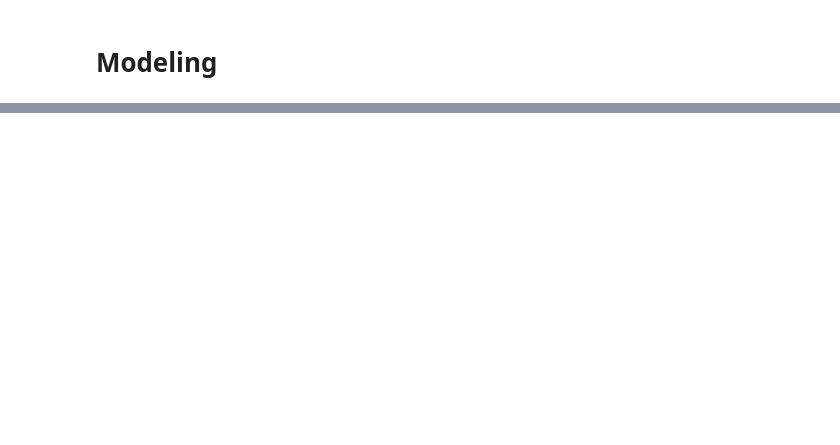
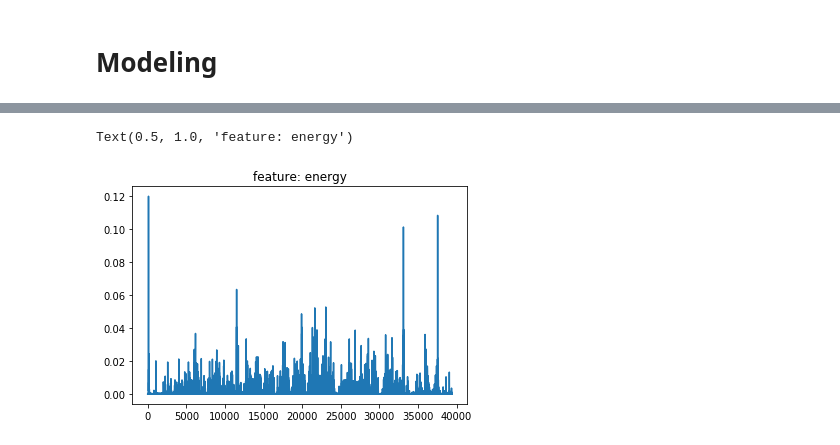
Before and after one commit to thyaravind/Depression_detection, a Jupyter notebook: Model.ipynb, the cells around one changed output, grey strips where cells are left out. Saved outputs shown, nothing was run; the diff lists cells and outputs as text; code cells hidden in the pictures; blank space fills up the shorter version.

```diff
--- a/Model.ipynb
+++ b/Model.ipynb
@@ -105,4 +222,4 @@ import matplotlib.pyplot as plt
 # %%
-with open('/content/drive/Shared drives/EPICS - Project/Model_Files/SpecMat.pkl','rb') as f:
-    Spec = pickle.load(f)
+with open('/content/drive/Shared drives/EPICS - Project/Model_Files/feature.pkl','rb') as f:
+    features = pickle.load(f)
 # %%
@@ -110,3 +249,7 @@ Spec['303'].shape
 # %%
 fig = plt.figure()
-plt.plot(Spec['303'][1])
+plt.plot(features['303'][1])
+plt.title('feature: energy')
+# %% [output]
+Text(0.5, 1.0, 'feature: energy')
+[figure, added]
```
Also changed, not shown: parts of 22 cells of this notebook.
